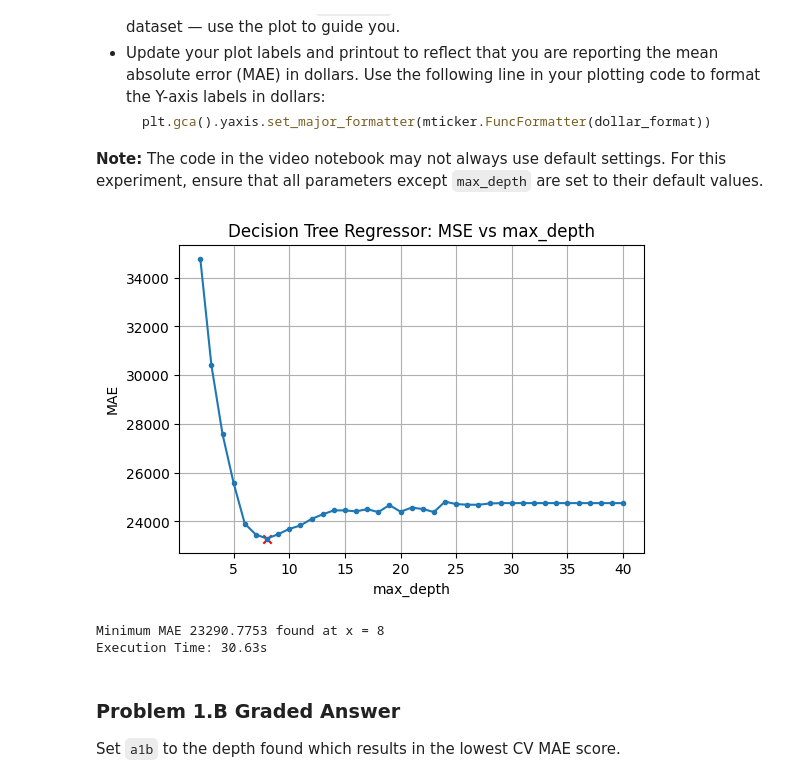
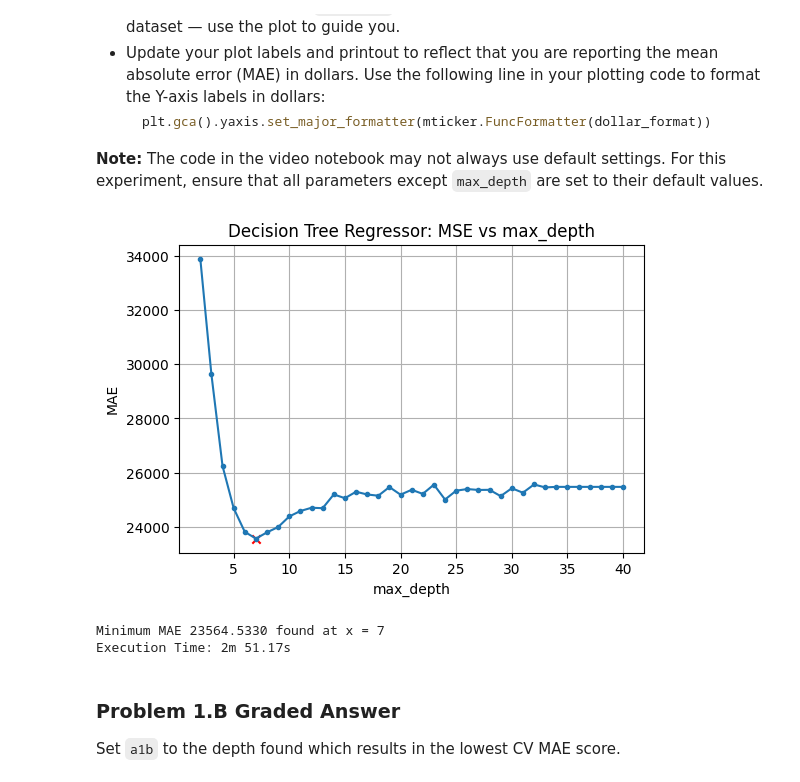
Before and after one commit to tware5-star/Module-3-Assignments, a Jupyter notebook: Homework_06.ipynb, the cells around one changed output. Cells and saved outputs as stored; diff of their text form; code cells hidden in the pictures.

```diff
--- a/Homework_06.ipynb
+++ b/Homework_06.ipynb
@@ -150,7 +150,6 @@ repeated_cv = RepeatedKFold(n_splits     = 5,
 # Wrapper around DecisionTreeRegressor with repeated cross-validation and using MAE
 def run_decision_tree_regressor(X_train,
                                 y_train,
-                                scoring = 'neg_mean_absolute_error',
                                 criterion                = 'absolute_error'  ,  # Default parameters for DecisionTreeRegressor
                                 splitter                 = 'best',
                                 max_depth                = None,
@@ -266,46 +265,45 @@ for d in tqdm(parameter_list):
 
     MAEs.append( run_decision_tree_regressor(X_train,y_train,
                                              max_depth = d,
-                                             scoring = 'neg_mean_absolute_error',
                                              max_features=None,
                                              min_samples_split=2,
                                              min_samples_leaf=1,
                                              max_leaf_nodes=None,
-                                             criterion='squared_error',
+                                             criterion='absolute_error',
                                              ccp_alpha=0.0,
                                              random_state=random_seed,
                                              n_jobs= -1,
                                              visualize=False
                                             ) )
 
 
 # Find the minimum value
 min_MAE = min(MAEs)
 
 # Find the index of the minimum value
 min_index = MAEs.index(min_MAE)
 
 plt.figure(figsize=(6, 4))
 plt.title("Decision Tree Regressor: MSE vs "+param)
 plt.plot(parameter_list, MAEs, marker='.')
 plt.scatter([parameter_list[min_index]],[min_MAE],marker='x',color='red')
 plt.xlabel(param)
 plt.ylabel("MAE")
 plt.grid()
 plt.show()
 
 if isinstance(parameter_list[min_index], int):
     print(f"Minimum MAE {min_MAE:.4f} found at x = {parameter_list[min_index]}")
 else:
     print(f"Minimum MAE {min_MAE:.4f} found at x = {parameter_list[min_index]:.4f}")
 
 # Record end time and execution time
 end = time.time()
 print(f"Execution Time: " + format_time(end-start))
 # %% [output]
-[figure, old version]
+[figure, new version]
-Minimum MAE 23290.7753 found at x = 8
-Execution Time: 30.63s
+Minimum MAE 23564.5330 found at x = 7
+Execution Time: 2m 51.17s
 # %% [markdown]
 ### Problem 1.B Graded Answer
 
```
Also changed, not shown: parts of 2 cells of this notebook.
